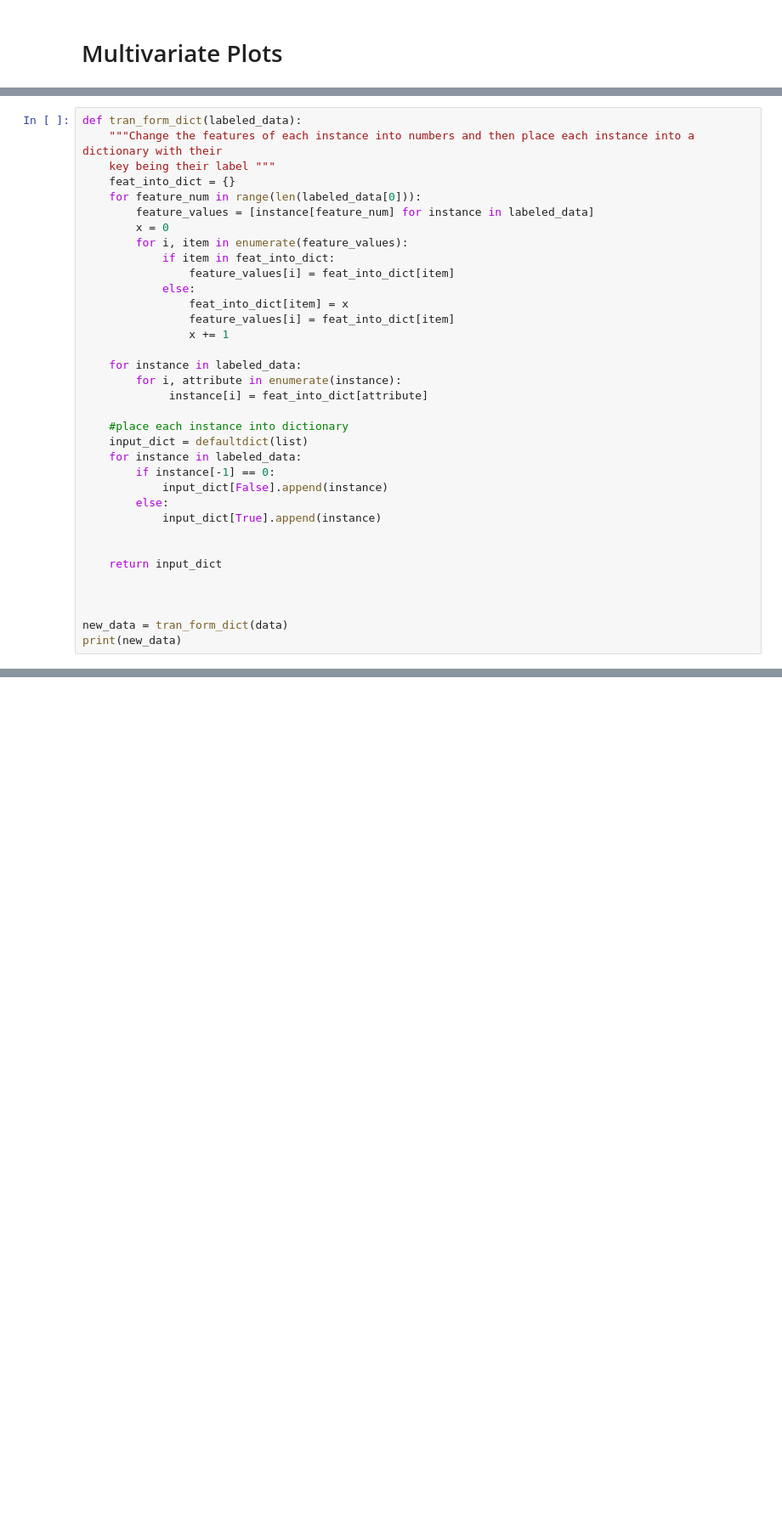
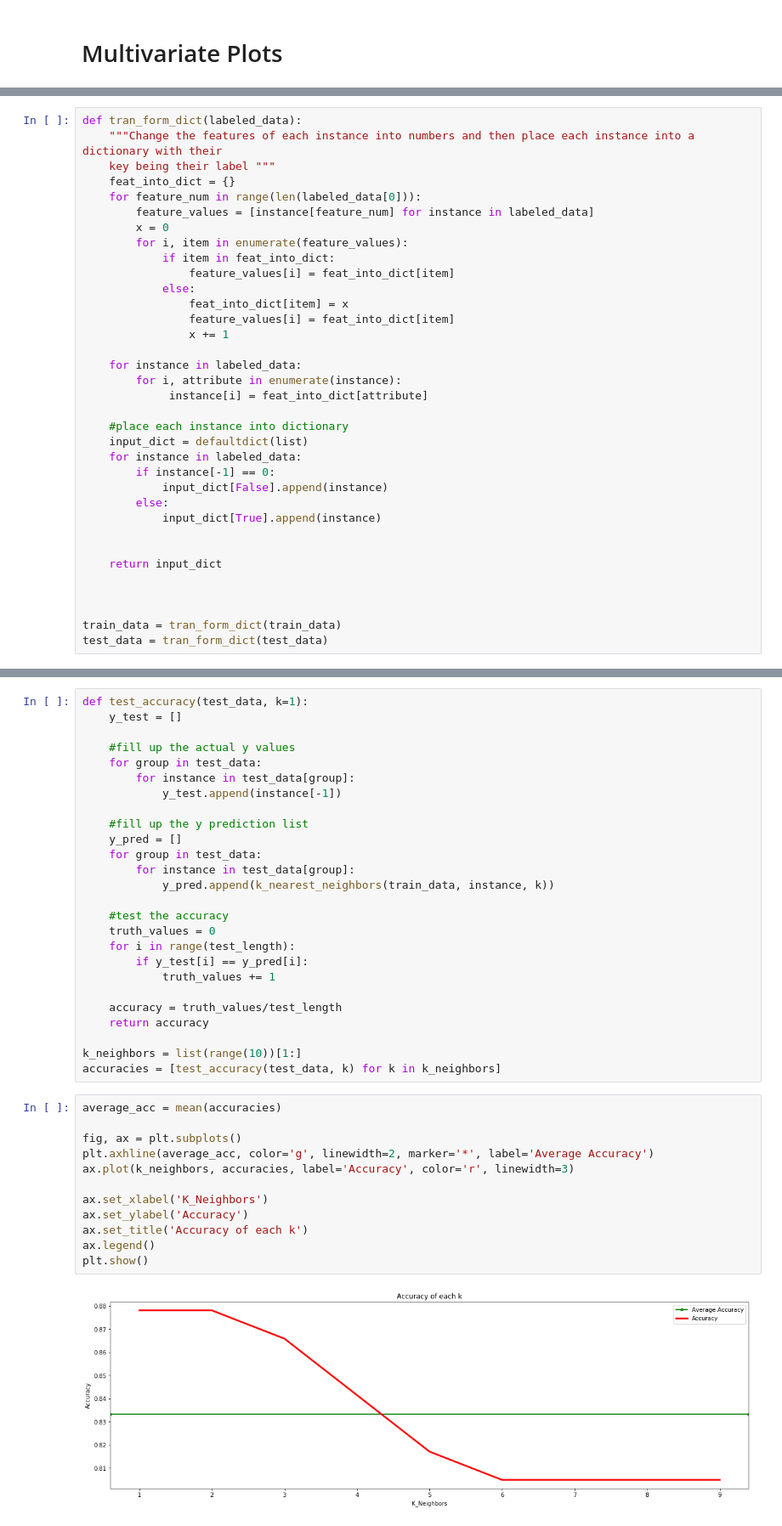
Before and after one commit to Kepleroid/Breast-Cancer-Dataset, a Jupyter notebook: Breast Cancer Dataset.ipynb, the cells around one changed output, grey strips where cells are left out. Shown at 85% size. Saved outputs shown, nothing was run; the diff lists cells and outputs as text; blank space fills up the shorter version.

```diff
--- a/Breast Cancer Dataset.ipynb
+++ b/Breast Cancer Dataset.ipynb
@@ -157,5 +173,5 @@ def tran_form_dict(labeled_data):
 
 
 
-new_data = tran_form_dict(data)
-print(new_data)
+train_data = tran_form_dict(train_data)
+test_data = tran_form_dict(test_data)
@@ -206,0 +205,40 @@ You have breast cancer
+# %%
+def test_accuracy(test_data, k=1):
+    y_test = []
+
+    #fill up the actual y values
+    for group in test_data:
+        for instance in test_data[group]:
+            y_test.append(instance[-1])
+
+    #fill up the y prediction list
+    y_pred = []
+    for group in test_data:
+        for instance in test_data[group]:
+            y_pred.append(k_nearest_neighbors(train_data, instance, k))
+
+    #test the accuracy
+    truth_values = 0
+    for i in range(test_length):
+        if y_test[i] == y_pred[i]:
+            truth_values += 1
+
+    accuracy = truth_values/test_length
+    return accuracy
+
+k_neighbors = list(range(10))[1:]
+accuracies = [test_accuracy(test_data, k) for k in k_neighbors]
+# %%
+average_acc = mean(accuracies)
+
+fig, ax = plt.subplots()
+plt.axhline(average_acc, color='g', linewidth=2, marker='*', label='Average Accuracy')
+ax.plot(k_neighbors, accuracies, label='Accuracy', color='r', linewidth=3)
+
+ax.set_xlabel('K_Neighbors')
+ax.set_ylabel('Accuracy')
+ax.set_title('Accuracy of each k')
+ax.legend()
+plt.show()
+# %% [output]
+[figure, added]
```
Also changed, not shown: parts of 6 cells of this notebook.
